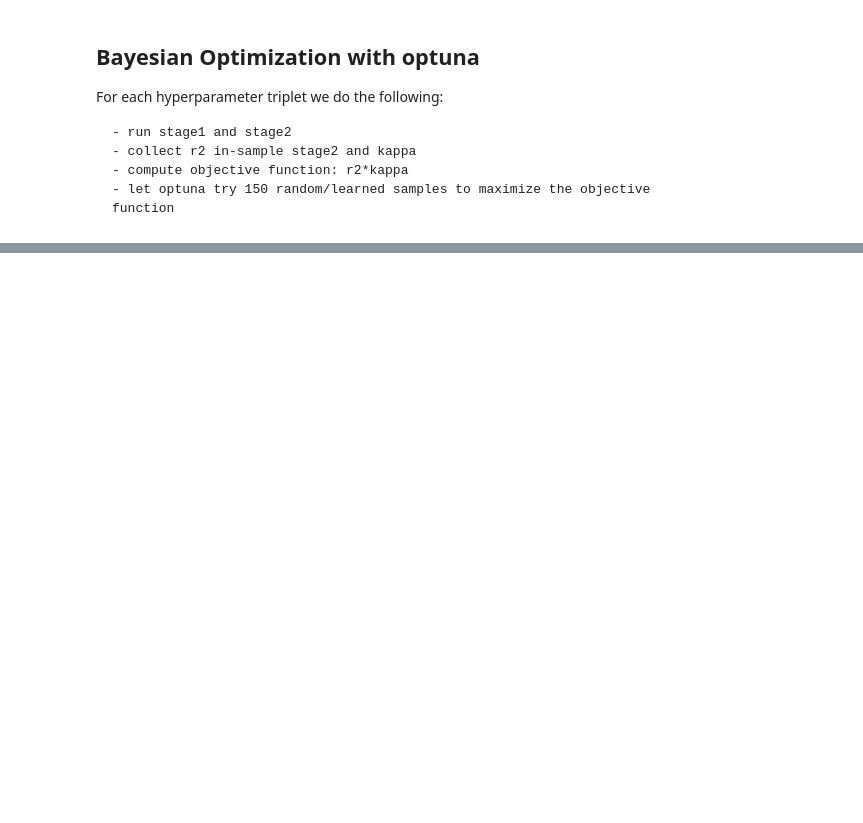
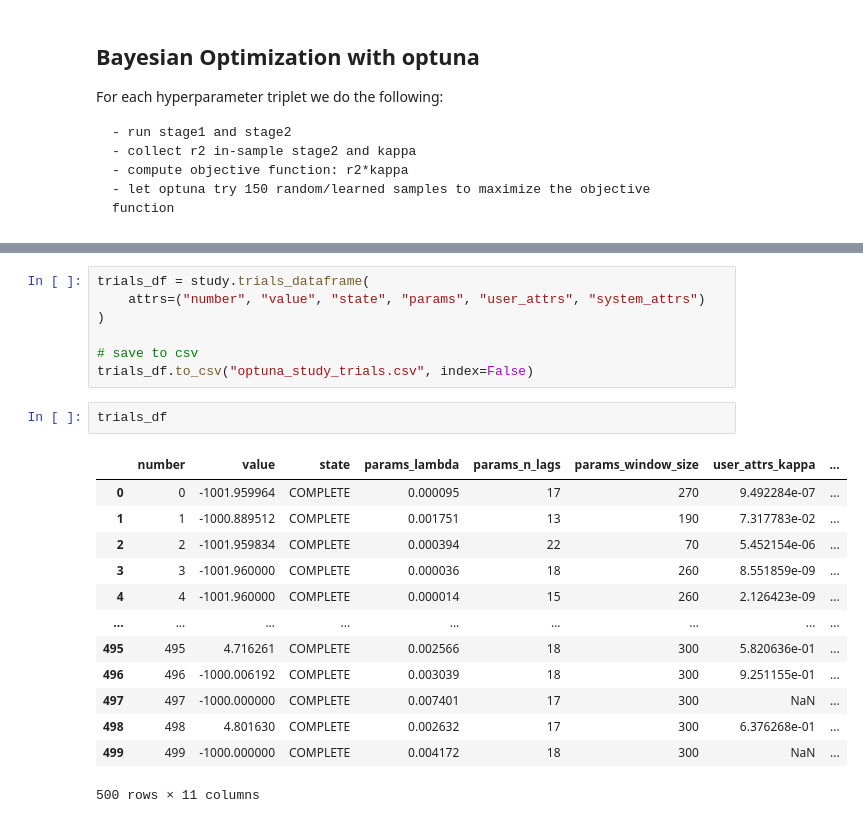
Before and after one commit to TommasoDF/Lasso_paper, a Jupyter notebook: Empirical/scripts/lasso_11_2025/find_hyperparamteres.ipynb, the cells around one changed output, grey strips where cells are left out. Drawn from its saved outputs; the diff is of its cells as text; blank space fills up the shorter version.

```diff
--- a/Empirical/scripts/lasso_11_2025/find_hyperparamteres.ipynb
+++ b/Empirical/scripts/lasso_11_2025/find_hyperparamteres.ipynb
@@ -745,0 +477,23 @@ study.optimize(objective, n_trials=500, n_jobs=6, gc_after_trial=True)
+# %%
+trials_df = study.trials_dataframe(
+    attrs=("number", "value", "state", "params", "user_attrs", "system_attrs")
+)
+
+# save to csv
+trials_df.to_csv("optuna_study_trials.csv", index=False)
+# %%
+trials_df
+# %% [output]
+|  | number | value | state | params_lambda | params_n_lags | params_window_size | user_attrs_kappa | ... |
+| 0 | 0 | -1001.959964 | COMPLETE | 0.000095 | 17 | 270 | 9.492284e-07 | ... |
+| 1 | 1 | -1000.889512 | COMPLETE | 0.001751 | 13 | 190 | 7.317783e-02 | ... |
+| 2 | 2 | -1001.959834 | COMPLETE | 0.000394 | 22 | 70 | 5.452154e-06 | ... |
+| 3 | 3 | -1001.960000 | COMPLETE | 0.000036 | 18 | 260 | 8.551859e-09 | ... |
+| 4 | 4 | -1001.960000 | COMPLETE | 0.000014 | 15 | 260 | 2.126423e-09 | ... |
+| ... | ... | ... | ... | ... | ... | ... | ... | ... |
+| 495 | 495 | 4.716261 | COMPLETE | 0.002566 | 18 | 300 | 5.820636e-01 | ... |
+| 496 | 496 | -1000.006192 | COMPLETE | 0.003039 | 18 | 300 | 9.251155e-01 | ... |
+| 497 | 497 | -1000.000000 | COMPLETE | 0.007401 | 17 | 300 | NaN | ... |
+| 498 | 498 | 4.801630 | COMPLETE | 0.002632 | 17 | 300 | 6.376268e-01 | ... |
+| 499 | 499 | -1000.000000 | COMPLETE | 0.004172 | 18 | 300 | NaN | ... |
+500 rows × 11 columns
```
Also changed, not shown: parts of 6 cells of this notebook, 4 other files.
